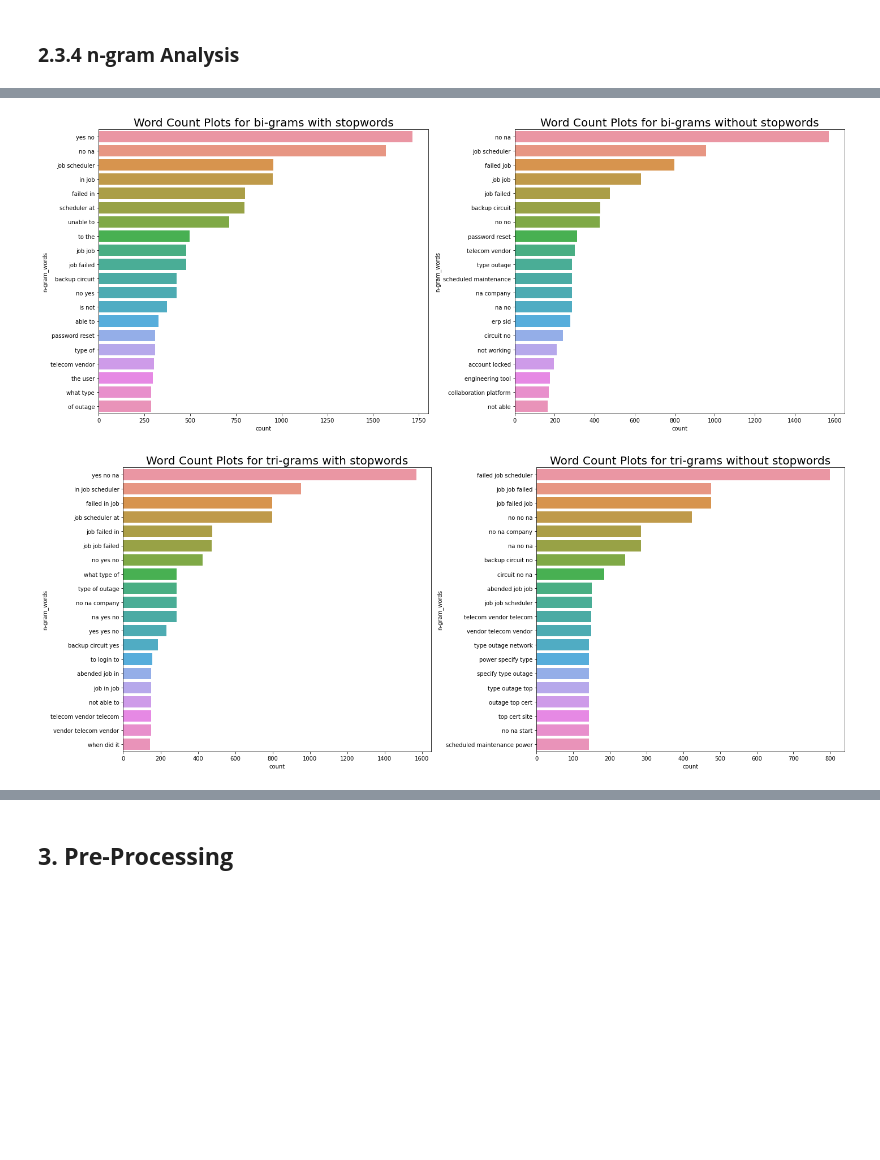
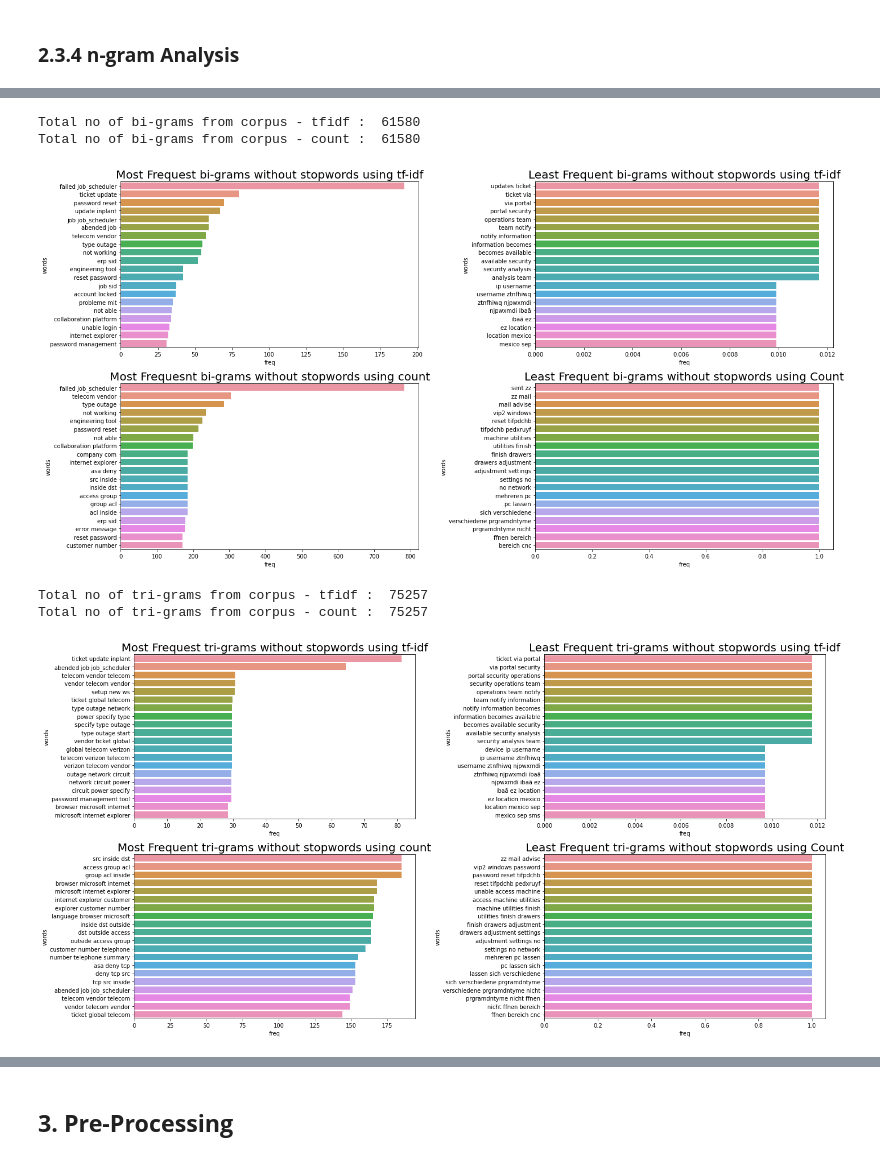
Before and after one commit to aiml-may19/nlp-capstone, a Jupyter notebook: code/CapstoneProject.ipynb, the cells around one changed output, grey strips where cells are left out. Drawn from its saved outputs; the diff is of its cells as text; code cells hidden in the pictures; blank space fills up the shorter version.

```diff
--- a/code/CapstoneProject.ipynb
+++ b/code/CapstoneProject.ipynb
@@ -481,9 +640,12 @@ word_count_plot(removed_words_df['count'],removed_words_df['words'], 30, 'asc')
 # %%
-addl_stopwords = ['yes', 'please', 'hello', 'name','yes','best','kind']
-not_stopwords = ['not', 'no', 'nor']
+addl_stopwords = ['yes', 'please', 'hello', 'name','yes','best','kind'] #added
+not_stopwords = ['not', 'no', 'nor'] #remove
+#added caller name to stop words
+caller_names = pd.DataFrame(data_df.caller.str.split().tolist()).stack().reset_index()[0].tolist()
 # %%
 #to add addl stop words to the nltk list
 stop_words.extend(addl_stopwords)
+stop_words.extend(caller_names)
 #remove non stopwords from NLTK stopwords list
 stop_words = [word for word in stop_words if word not in not_stopwords]
 # %%
@@ -505,14 +667,17 @@ word_count_plot(removed_words_df['count'],removed_words_df['words'], 30, 'asc')
 # %% [markdown]
 ### **2.3.4 n-gram Analysis**
 # %%
-from sklearn.feature_extraction.text import CountVectorizer
+from sklearn.feature_extraction.text import CountVectorizer,TfidfVectorizer
 
 #method to create the n-gram from the corpus along with frequency of occurance
-def get_top_n_ngram(corpus, ngram_range = (1,1), top=None):
-    vec = CountVectorizer(ngram_range=ngram_range).fit(corpus)
+def get_top_n_ngram(corpus, ngram_range = (1,1), top=None, vectorizer = 'count'):
+    if(vectorizer.lower() == 'tfidf'):
+      vec = TfidfVectorizer(ngram_range=ngram_range).fit(corpus)
+    else :
+      vec = CountVectorizer(ngram_range=ngram_range).fit(corpus)
     bag_of_words = vec.transform(corpus)
     sum_words = bag_of_words.sum(axis=0)
     words_freq = [(word, sum_words[0, idx]) for word, idx in vec.vocabulary_.items()]
     words_freq =sorted(words_freq, key = lambda x: x[1], reverse=True)
-    ngram_df = pd.DataFrame(words_freq[:top], columns = ['n-gram_words' , 'count'])
+    ngram_df = pd.DataFrame(words_freq[:top], columns = ['words' , 'freq'])
     return ngram_df
@@ -540,12 +731,27 @@ bigram_df_wo_stopwords = get_top_n_ngram(working_desc_df['cleansed_desc_wo_stopw
+# %%
+bigram_count_df_wo_stopwords = get_top_n_ngram(working_desc_df['cleansed_desc_wo_stopwords'],(2,2), None, 'count')
+bigram_tfidf_df_wo_stopwords = get_top_n_ngram(working_desc_df['cleansed_desc_wo_stopwords'],(2,2), None, 'tfidf')
+# %%
+print('Total no of bi-grams from corpus - tfidf : ', bigram_tfidf_df_wo_stopwords.shape[0])
+print('Total no of bi-grams from corpus - count : ', bigram_count_df_wo_stopwords.shape[0])
+# %% [output]
+Total no of bi-grams from corpus - tfidf :  61580
+Total no of bi-grams from corpus - count :  61580
 # %%
-plt.figure(figsize=(20, 8))
+plt.figure(figsize=(20, 10))
 #plt.suptitle('Word Count Plots for uni-grams',fontsize=20)
-plt.subplot(1, 2, 1)
-plt.title('Word Count Plots for bi-grams with stopwords',fontsize=20)
-word_count_plot(bigram_df['count'],bigram_df['n-gram_words'], 30, 'asc')
-plt.subplot(1, 2, 2)
-plt.title('Word Count Plots for bi-grams without stopwords',fontsize=20)
-word_count_plot(bigram_df_wo_stopwords['count'],bigram_df_wo_stopwords['n-gram_words'], 30, 'asc')
+plt.subplot(2, 2, 1)
+plt.title('Most Frequest bi-grams without stopwords using tf-idf',fontsize=20)
+word_count_plot(bigram_tfidf_df_wo_stopwords['freq'],bigram_tfidf_df_wo_stopwords['words'], 20, 'asc')
+plt.subplot(2, 2, 2)
+plt.title('Least Frequent bi-grams without stopwords using tf-idf',fontsize=20)
+word_count_plot(bigram_tfidf_df_wo_stopwords['freq'],bigram_tfidf_df_wo_stopwords['words'], 20, 'desc')
+plt.subplot(2, 2, 3)
+plt.title('Most Frequesnt bi-grams without stopwords using count',fontsize=20)
+word_count_plot(bigram_count_df_wo_stopwords['freq'],bigram_count_df_wo_stopwords['words'], 20, 'asc')
+plt.subplot(2, 2, 4)
+plt.title('Least Frequent bi-grams without stopwords using Count',fontsize=20)
+word_count_plot(bigram_count_df_wo_stopwords['freq'],bigram_count_df_wo_stopwords['words'], 20, 'desc')
 plt.tight_layout()
 # %% [output]
-[figure, old version]
+[figure, new version]
@@ -555,12 +761,24 @@ trigram_df_wo_stopwords = get_top_n_ngram(working_desc_df['cleansed_desc_wo_stop
+# %%
+print('Total no of tri-grams from corpus - tfidf : ', trigram_tfidf_df_wo_stopwords.shape[0])
+print('Total no of tri-grams from corpus - count : ', trigram_count_df_wo_stopwords.shape[0])
+# %% [output]
+Total no of tri-grams from corpus - tfidf :  75257
+Total no of tri-grams from corpus - count :  75257
 # %%
-plt.figure(figsize=(20, 8))
+plt.figure(figsize=(20, 10))
 #plt.suptitle('Word Count Plots for uni-grams',fontsize=20)
-plt.subplot(1, 2, 1)
-plt.title('Word Count Plots for tri-grams with stopwords',fontsize=20)
-word_count_plot(trigram_df['count'],trigram_df['n-gram_words'], 30, 'asc')
-plt.subplot(1, 2, 2)
-plt.title('Word Count Plots for tri-grams without stopwords',fontsize=20)
-word_count_plot(trigram_df_wo_stopwords['count'],trigram_df_wo_stopwords['n-gram_words'], 30, 'asc')
+plt.subplot(2, 2, 1)
+plt.title('Most Frequest tri-grams without stopwords using tf-idf',fontsize=20)
+word_count_plot(trigram_tfidf_df_wo_stopwords['freq'],trigram_tfidf_df_wo_stopwords['words'], 20, 'asc')
+plt.subplot(2, 2, 2)
+plt.title('Least Frequent tri-grams without stopwords using tf-idf',fontsize=20)
+word_count_plot(trigram_tfidf_df_wo_stopwords['freq'],trigram_tfidf_df_wo_stopwords['words'], 20, 'desc')
+plt.subplot(2, 2, 3)
+plt.title('Most Frequent tri-grams without stopwords using count',fontsize=20)
+word_count_plot(trigram_count_df_wo_stopwords['freq'],trigram_count_df_wo_stopwords['words'], 20, 'asc')
+plt.subplot(2, 2, 4)
+plt.title('Least Frequent tri-grams without stopwords using Count',fontsize=20)
+word_count_plot(trigram_count_df_wo_stopwords['freq'],trigram_count_df_wo_stopwords['words'], 20, 'desc')
 plt.tight_layout()
 # %% [output]
-[figure, old version]
+[figure, new version]
```
Also changed, not shown: parts of 90 cells of this notebook, 1 other file.
